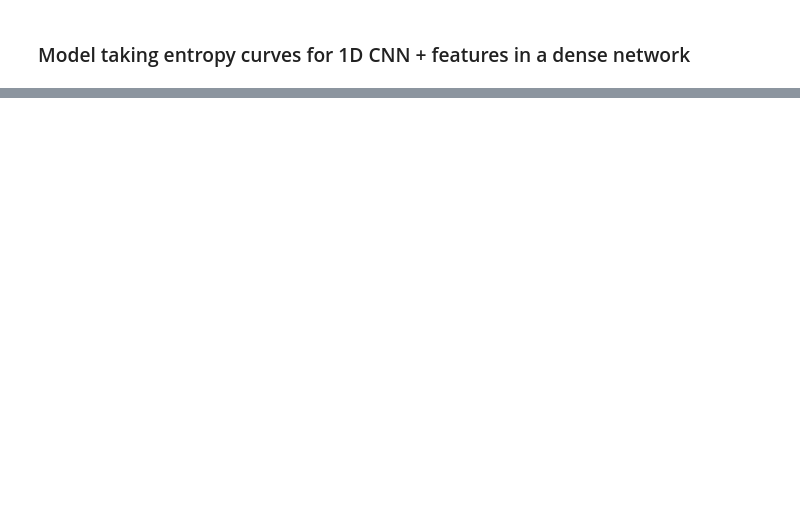
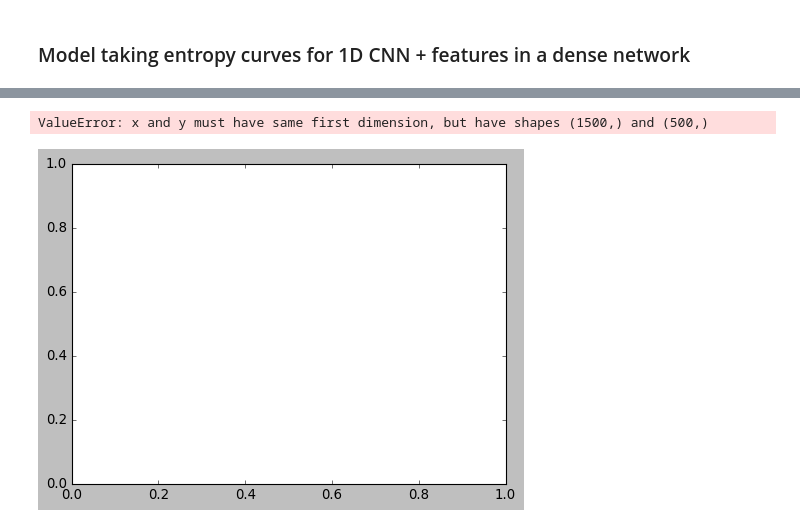
Before and after one commit to ivoPe/ippen_2018, a Jupyter notebook: IFPEN_test_persistenceCNN.ipynb, the cells around one changed output, grey strips where cells are left out. Cells and saved outputs as stored; diff of their text form; code cells hidden in the pictures; blank space fills up the shorter version.

```diff
--- a/IFPEN_test_persistenceCNN.ipynb
+++ b/IFPEN_test_persistenceCNN.ipynb
@@ -415,0 +535,32 @@ print(it)
+# %%
+# visualizing losses and accuracy
+train_loss=hist.history['loss']
+val_loss=hist.history['val_loss']
+train_acc=hist.history['mean_absolute_error']
+val_acc=hist.history['val_mean_absolute_error']
+xc=range(num_epoch)
+
+plt.figure(1,figsize=(7,5))
+plt.plot(xc,train_loss)
+plt.plot(xc,val_loss)
+plt.xlabel('num of Epochs')
+plt.ylabel('loss')
+plt.title('train_loss vs val_loss')
+plt.grid(True)
+plt.legend(['train','val'])
+#print plt.style.available # use bmh, classic,ggplot for big pictures
+plt.style.use(['classic'])
+
+plt.figure(2,figsize=(7,5))
+plt.plot(xc,train_acc)
+plt.plot(xc,val_acc)
+plt.xlabel('num of Epochs')
+plt.ylabel('accuracy')
+plt.title('train_acc vs val_acc')
+plt.grid(True)
+plt.legend(['train','val'],loc=4)
+#print plt.style.available # use bmh, classic,ggplot for big pictures
+plt.style.use(['classic'])
+# %% [output]
+ValueError: x and y must have same first dimension, but have shapes (1500,) and (500,)
+[figure, added]
```
Also changed, not shown: parts of 18 cells of this notebook, 2 other files.
